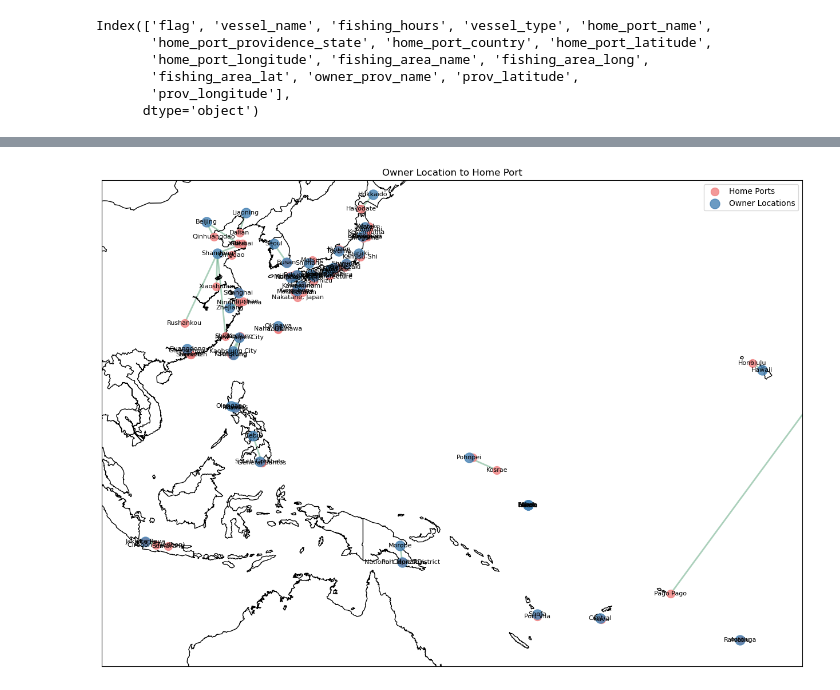
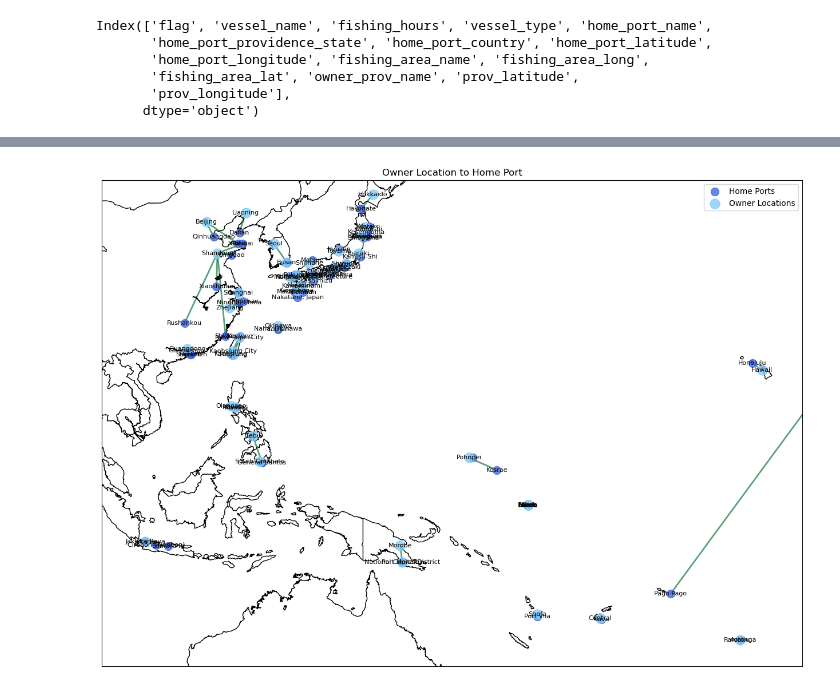
Before and after one commit to ek976/network_analytics_project, a Jupyter notebook: code/geo_network_mapping.ipynb, the cells around one changed output, grey strips where cells are left out. Cells and saved outputs as stored; diff of their text form; code cells hidden in the pictures.

```diff
--- a/code/geo_network_mapping.ipynb
+++ b/code/geo_network_mapping.ipynb
@@ -357,9 +431,9 @@ Index(['flag', 'vessel_name', 'fishing_hours', 'vessel_type', 'home_port_name',
        'prov_longitude'],
       dtype='object')
 # %%
-G = nx.from_pandas_edgelist(owner_hp_area_df, source = 'home_port_name', target = 'owner_prov_name')
+H = nx.from_pandas_edgelist(owner_hp_area_df, source = 'home_port_name', target = 'owner_prov_name')
 
 plt.figure(figsize = (10,9))
-nx.draw_networkx(G)
+nx.draw_networkx(H)
 plt.show()
 # %% [output]
@@ -394,42 +468,41 @@ m = Basemap(
     lat_ts=0,
     resolution='l',
     suppress_ticks=True)
 
 m.drawcountries(linewidth = 1)
 m.drawcoastlines(linewidth=1)
 
 
 # Adjust coordinates to the same CRS as the basemap
 mx_ports, my_ports = m(home_ports_adj['home_port_longitude'].values, home_ports_adj['home_port_latitude'].values)
 mx_owners, my_owners = m(owners_adj['prov_longitude'].values, owners_adj['prov_latitude'].values)
 
 # Create separate position dictionaries for the two types of nodes
 pos_ports = {port: (mx_ports[i], my_ports[i]) for i, port in enumerate(home_ports['home_port_name'])}
 pos_owner = {owner: (mx_owners[i], my_owners[i]) for i, owner in enumerate(owners['owner_prov_name'])}
 
 # Draw the nodes
-nx.draw_networkx_nodes(G, pos_ports, nodelist=list(pos_ports.keys()),
-                      node_color='lightcoral', alpha = 0.8, node_size=100, label='Home Ports')
-nx.draw_networkx_nodes(G, pos_owner, nodelist=list(pos_owner.keys()),
-                      node_color='steelblue', alpha = 0.8, node_size=150, label='Owner Locations')
+nx.draw_networkx_nodes(H, pos_ports, nodelist=list(pos_ports.keys()),
+                      node_color='royalblue', alpha = 0.8, node_size=100, label='Home Ports')
+nx.draw_networkx_nodes(H, pos_owner, nodelist=list(pos_owner.keys()),
+                      node_color='lightskyblue', alpha = 0.8, node_size=150, label='Owner Locations')
 
 # Combine positions
 pos_combined = {**pos_ports, **pos_owner}
 # filter out self loops
-edges_no_self_loops = [(u, v) for u, v in G.edges() if u != v]
+edges_no_self_loops = [(u, v) for u, v in H.edges() if u != v]
+
 # draw the edges
-nx.draw_networkx_edges(G, pos = pos_combined, edgelist=edges_no_self_loops, edge_color='seagreen',
-                       width = 2, alpha=0.4, arrows = False)
+nx.draw_networkx_edges(H, pos = pos_combined, edgelist=edges_no_self_loops, edge_color='seagreen',
+                       width = 2, alpha=0.8, arrows = False)
 
 
-# # Get edge weights and create a list of widths
-# edge_weights = nx.get_edge_attributes(G, 'fishing_hours')
-# widths = [edge_weights[edge]/100 for edge in G.edges()]
 
-nx.draw_networkx_labels(G, pos_combined, font_size=8)
+nx.draw_networkx_labels(H, pos_combined, font_size=8)
 plt.legend()
 plt.title("Owner Location to Home Port")
 plt.tight_layout()
+plt.savefig("../paper/images/hp_to_owner_map.png")
 plt.show()
 # %% [output]
-[figure, old version]
+[figure, new version]
```
Also changed, not shown: parts of 14 cells of this notebook, 10 other files.
